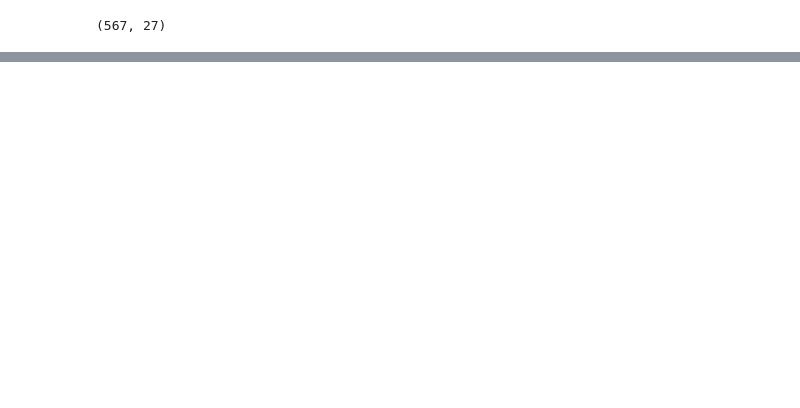
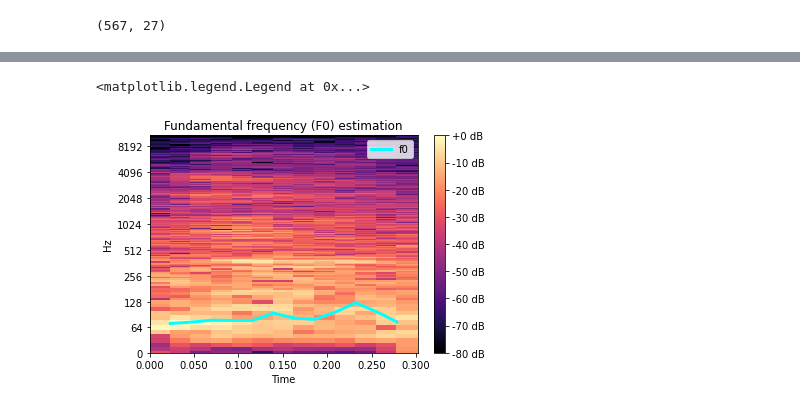
Before and after one commit to frescainsalata/code-for-thesis-FMC, a Jupyter notebook: code for thesis FMC.ipynb, the cells around one changed output, grey strips where cells are left out. Saved outputs shown, nothing was run; the diff lists cells and outputs as text; code cells hidden in the pictures; blank space fills up the shorter version.

```diff
--- a/code for thesis FMC.ipynb
+++ b/code for thesis FMC.ipynb
@@ -131,12 +159,15 @@ plot.show()
 # %%
 #plotting f0 of a positive grunt
 y, sr = librosa.load('./grunts_final/Positive/positive-15-13.wav')
 f0, voiced_flag, voiced_probs = librosa.pyin(y, fmin=librosa.note_to_hz('C2'), fmax=librosa.note_to_hz('C7'))
 times = librosa.times_like(f0)
 D = librosa.amplitude_to_db(np.abs(librosa.stft(y)), ref=np.max)
-fig, ax = plt.subplots()
+fig, ax = plot.subplots()
 img = librosa.display.specshow(D, x_axis='time', y_axis='log', ax=ax)
 ax.set(title='Fundamental frequency (F0) estimation')
 fig.colorbar(img, ax=ax, format="%+2.f dB")
 ax.plot(times, f0, label='f0', color='cyan', linewidth=3)
 ax.legend(loc='upper right')
+# %% [output]
+<matplotlib.legend.Legend at 0x...>
+[figure, added]
```
Also changed, not shown: parts of 4 cells of this notebook.
